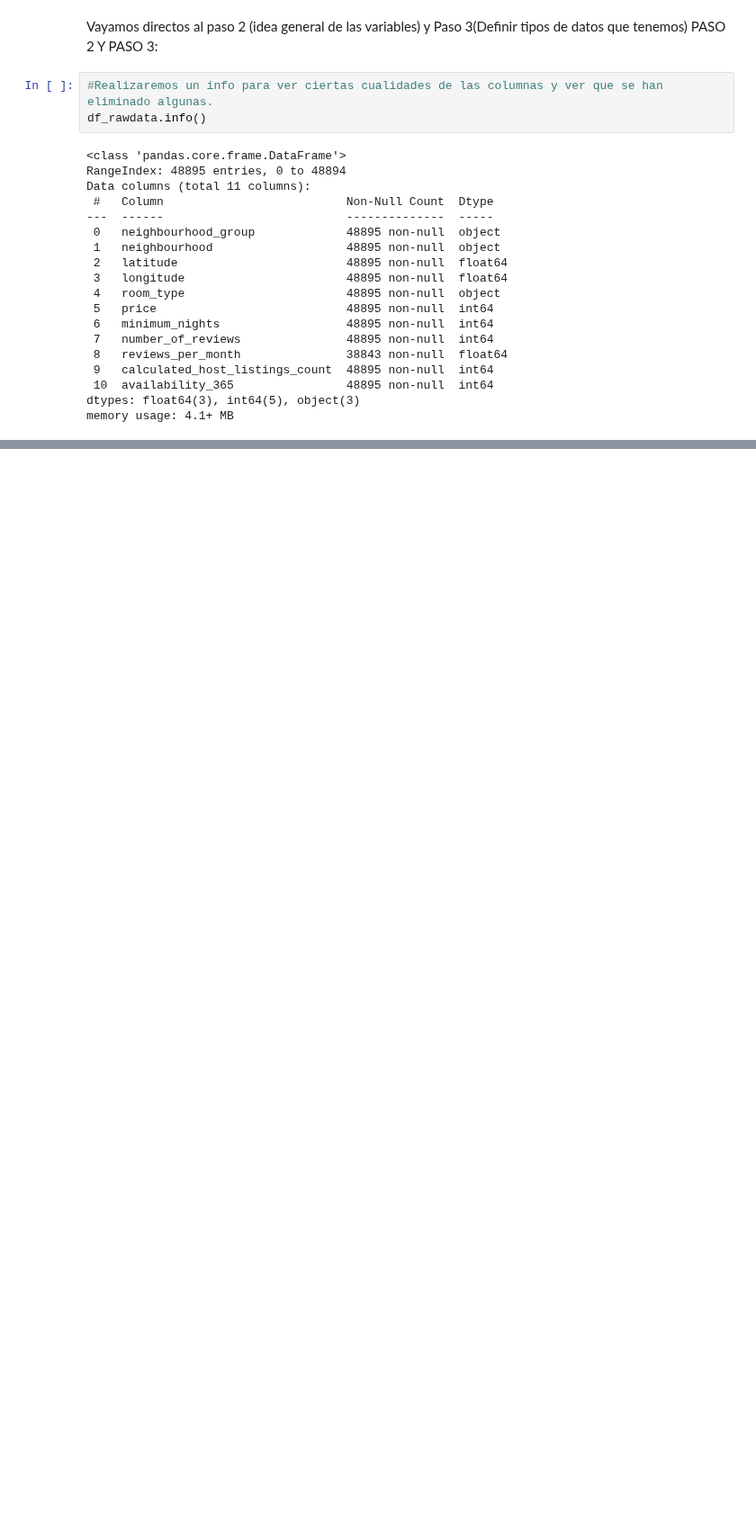
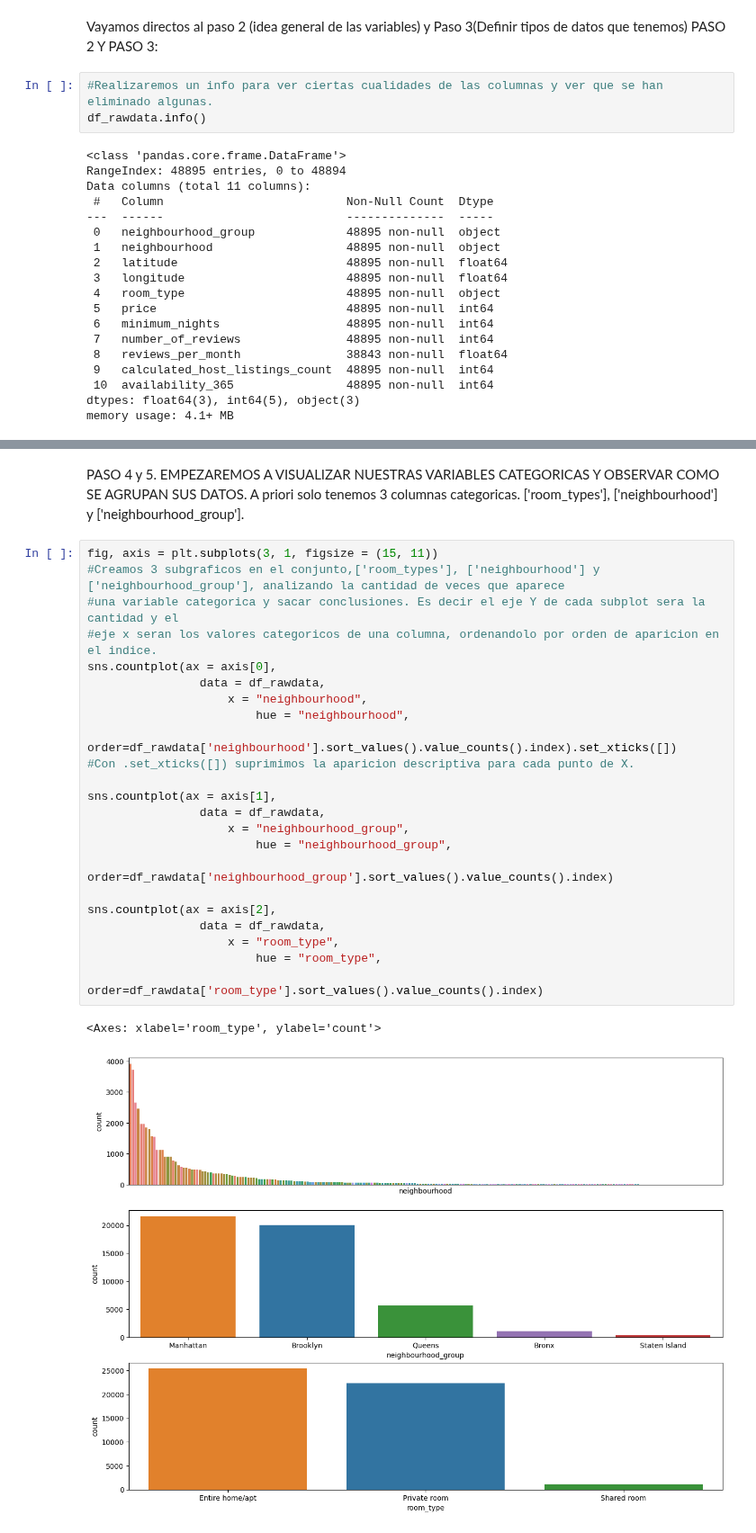
Before and after one commit to JosBerGon34/4GA.DataScience, a Jupyter notebook: src/explore.ipynb, the cells around one changed output, grey strips where cells are left out. Shown at 90% size. Cells and saved outputs as stored; diff of their text form; blank space fills up the shorter version.

```diff
--- a/src/explore.ipynb
+++ b/src/explore.ipynb
@@ -163,3 +167,33 @@ df_rawdata.head(4)
 | 1 | Manhattan | Midtown | 40.75362 | -73.98377 | Entire home/apt | 225 | 1 | ... |
 | 2 | Manhattan | Harlem | 40.80902 | -73.94190 | Private room | 150 | 3 | ... |
 | 3 | Brooklyn | Clinton Hill | 40.68514 | -73.95976 | Entire home/apt | 89 | 1 | ... |
+# %% [markdown]
+PASO 4 y 5.
+EMPEZAREMOS A VISUALIZAR NUESTRAS VARIABLES CATEGORICAS Y OBSERVAR COMO SE AGRUPAN SUS DATOS.
+A priori solo tenemos 3 columnas categoricas. ['room_types'], ['neighbourhood'] y ['neighbourhood_group'].
+# %%
+fig, axis = plt.subplots(3, 1, figsize = (15, 11))
+#Creamos 3 subgraficos en el conjunto,['room_types'], ['neighbourhood'] y ['neighbourhood_group'], analizando la cantidad de veces que aparece
+#una variable categorica y sacar conclusiones. Es decir el eje Y de cada subplot sera la cantidad y el
+#eje x seran los valores categoricos de una columna, ordenandolo por orden de aparicion en el indice.
+sns.countplot(ax = axis[0],
+                data = df_rawdata,
+                    x = "neighbourhood",
+                        hue = "neighbourhood",
+                            order=df_rawdata['neighbourhood'].sort_values().value_counts().index).set_xticks([])
+#Con .set_xticks([]) suprimimos la aparicion descriptiva para cada punto de X.
+
+sns.countplot(ax = axis[1],
+                data = df_rawdata,
+                    x = "neighbourhood_group",
+                        hue = "neighbourhood_group",
+                            order=df_rawdata['neighbourhood_group'].sort_values().value_counts().index)
+
+sns.countplot(ax = axis[2],
+                data = df_rawdata,
+                    x = "room_type",
+                        hue = "room_type",
+                            order=df_rawdata['room_type'].sort_values().value_counts().index)
+# %% [output]
+<Axes: xlabel='room_type', ylabel='count'>
+[figure, added]
```
Also changed, not shown: parts of 2 cells of this notebook.
